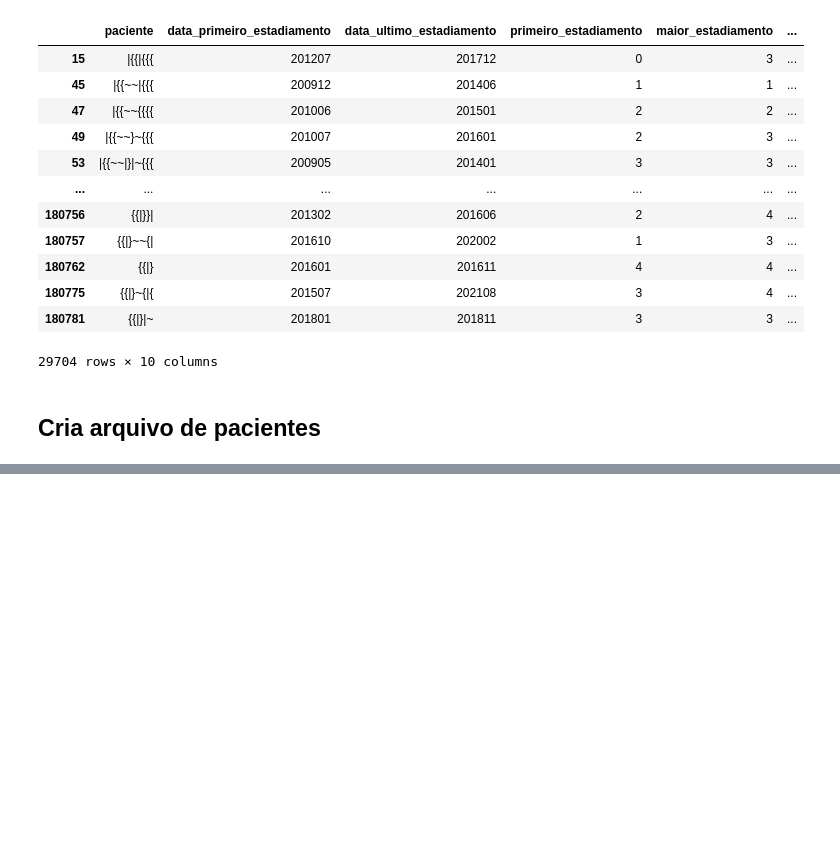
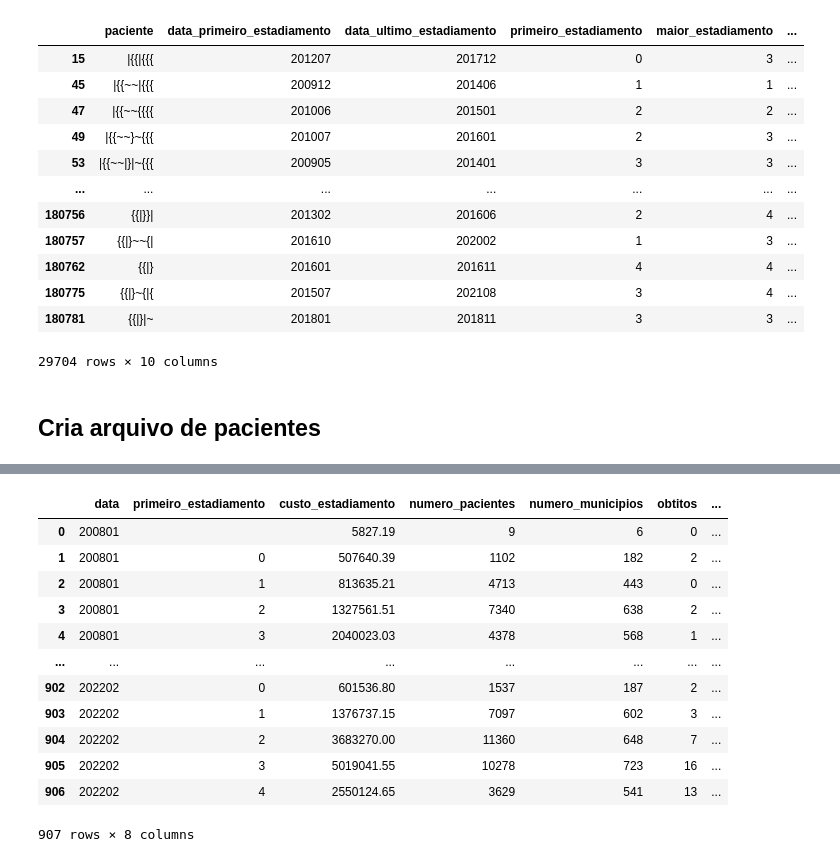
Before and after one commit to heber-augusto/sus-kpis-analysis, a Jupyter notebook: sia/indicadores_monitor_rosa_sia_pa.ipynb, the cells around one changed output, grey strips where cells are left out. Saved outputs shown, nothing was run; the diff lists cells and outputs as text; code cells hidden in the pictures; blank space fills up the shorter version.

```diff
--- a/sia/indicadores_monitor_rosa_sia_pa.ipynb
+++ b/sia/indicadores_monitor_rosa_sia_pa.ipynb
@@ -559,0 +904,28 @@ df_paciente.to_parquet(
+# %%
+dados_estad_mensal = dados_estad_municipio_mensal\
+    .sort_values(by=['data'], ascending=True)\
+    .groupby(['data', 'primeiro_estadiamento'])\
+    .agg(
+        custo_estadiamento=('custo_estadiamento', 'sum'),
+        numero_pacientes=('numero_pacientes', 'sum'),
+        numero_municipios=('municipio', 'nunique'),
+        obtitos=('obtitos', 'sum'),
+        obito_futuro=('obito_futuro', 'sum'),
+        numero_procedimentos=('numero_procedimentos','sum')
+        )\
+    .reset_index()
+dados_estad_mensal
+# %% [output]
+|  | data | primeiro_estadiamento | custo_estadiamento | numero_pacientes | numero_municipios | obtitos | ... |
+| 0 | 200801 |  | 5827.19 | 9 | 6 | 0 | ... |
+| 1 | 200801 | 0 | 507640.39 | 1102 | 182 | 2 | ... |
+| 2 | 200801 | 1 | 813635.21 | 4713 | 443 | 0 | ... |
+| 3 | 200801 | 2 | 1327561.51 | 7340 | 638 | 2 | ... |
+| 4 | 200801 | 3 | 2040023.03 | 4378 | 568 | 1 | ... |
+| ... | ... | ... | ... | ... | ... | ... | ... |
+| 902 | 202202 | 0 | 601536.80 | 1537 | 187 | 2 | ... |
+| 903 | 202202 | 1 | 1376737.15 | 7097 | 602 | 3 | ... |
+| 904 | 202202 | 2 | 3683270.00 | 11360 | 648 | 7 | ... |
+| 905 | 202202 | 3 | 5019041.55 | 10278 | 723 | 16 | ... |
+| 906 | 202202 | 4 | 2550124.65 | 3629 | 541 | 13 | ... |
+907 rows × 8 columns
```
Also changed, not shown: parts of 48 cells of this notebook.
